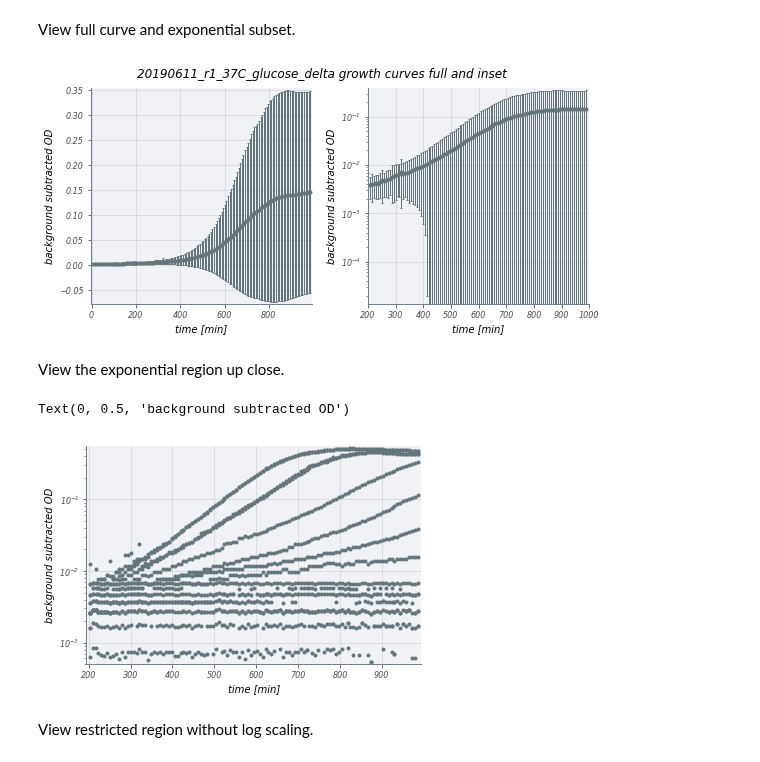
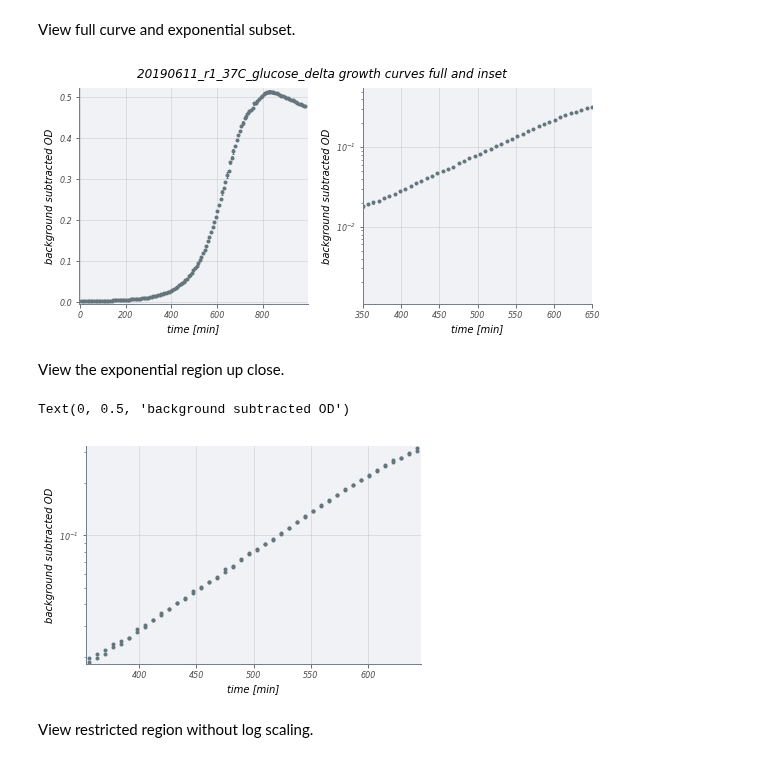
Before and after one commit to RPGroup-PBoC/mwc_growth, a Jupyter notebook: code/processing/growth_curves_plate_reader/20190611_r1_37C_glucoseA_O2_growth/exploration.ipynb, the cells around one changed output. Saved outputs shown, nothing was run; the diff lists cells and outputs as text; code cells hidden in the pictures.

Commit message:
results of 21090611 antibiotic growth plate

```diff
--- a/code/processing/growth_curves_plate_reader/20190611_r1_37C_glucoseA_O2_growth/exploration.ipynb
+++ b/code/processing/growth_curves_plate_reader/20190611_r1_37C_glucoseA_O2_growth/exploration.ipynb
@@ -151,10 +151,11 @@ plt.plot(restricted['time_min'], restricted['od_sub'], '.')
 # %%
 current_strain = 'delta'
 current_carbon = 'apromycin'
+current_conc = 1000
 
 # Create strain-carbon output directory
-if os.path.exists(f'./output/{current_strain}_{current_carbon}') == False:
-    os.mkdir(f'./output/{current_strain}_{current_carbon}')
+if os.path.exists(f'./output/{current_strain}_{current_carbon}_{current_conc}') == False:
+    os.mkdir(f'./output/{current_strain}_{current_carbon}_{current_conc}')
 # %% [markdown]
 #### Plot the Data
 # %%
@@ -164,36 +165,37 @@ np.savetxt(f'output/ranges.csv',ranges,fmt='%s', delimiter=',')
 # %%
 # Load range
 ranges_df = pd.read_csv('output/ranges.csv')
-XMIN = ranges_df[current_strain+current_carbon][0]
-XMAX = ranges_df[current_strain+current_carbon][1]
+XMIN = ranges_df[current_strain+current_carbon+str(current_conc)][0]
+XMAX = ranges_df[current_strain+current_carbon+str(current_conc)][1]
 # %% [markdown]
 View full curve and exponential subset.
 # %%
 # Plot the growth data.
-grouped = data[(data['strain']==current_strain) & (data['carbon']==current_carbon)].groupby(
-    ['time_min']).agg(('mean', 'std')).reset_index()
+grouped = data[(data['strain']==current_strain)
+               & (data['carbon']==current_carbon)
+               & (data['ab_conc']==current_conc)].groupby(['time_min']).agg(('mean', 'std')).reset_index()
 fig, ax = plt.subplots(1, 2, figsize=(8, 4))
 for i in range(2):
     ax[i].set_xlabel('time [min]', fontsize=10)
     ax[i].set_ylabel('background subtracted OD', fontsize=10)
 
 ax[1].set_yscale('log')
 ax[1].set_xlim([XMIN, XMAX])
 ax[0].errorbar(grouped['time_min'], grouped['od_sub']['mean'], grouped['od_sub']['std'], linestyle='none',
            lw=1, capsize=1, fmt='.')
 ax[1].errorbar(grouped['time_min'], grouped['od_sub']['mean'], grouped['od_sub']['std'], linestyle='none',
            lw=1, capsize=1, fmt='.')
 fig.suptitle(f'{DATE}_r{RUN_NO}_{TEMP}C_{CARBON}_{STRAIN} growth curves full and inset', y=0.96)
 plt.tight_layout()
 plt.subplots_adjust(top=0.89)
-plt.savefig(f'output/{current_strain}_{current_carbon}/growth_curves_full_and_inset.png')
+plt.savefig(f'output/{current_strain}_{current_carbon}_{current_conc}/growth_curves_full_and_inset.png')
 # %% [output]
-[figure, old version]
+[figure, new version]
 # %% [markdown]
 View the exponential region up close.
 # %%
 # Restrict to the desired range
-restricted = data[(data['strain']==current_strain) & (data['carbon']==current_carbon) &
+restricted = data[(data['strain']==current_strain) & (data['carbon']==current_carbon) & (data['ab_conc']==current_conc) &
                   (data['time_min'] >= XMIN) & (data['time_min'] <= XMAX)].copy()
 # Plot the data
 fig, ax = plt.subplots(1, 1)
@@ -202,7 +204,7 @@ ax.set_xlabel('time [min]', fontsize=10)
 ax.set_ylabel('background subtracted OD', fontsize=10)
 # %% [output]
 Text(0, 0.5, 'background subtracted OD')
-[figure, old version]
+[figure, new version]
 # %% [markdown]
 View restricted region without log scaling.
 # %%
```
Also changed, not shown: parts of 91 cells of this notebook, 56 other files.
